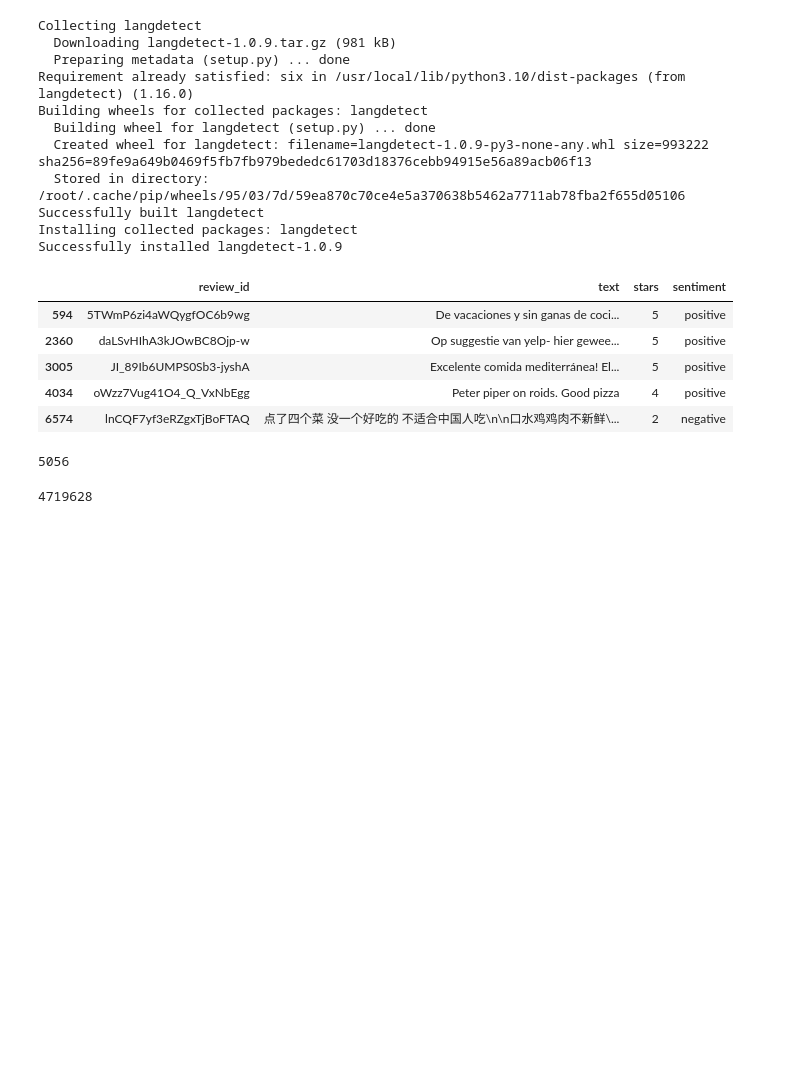
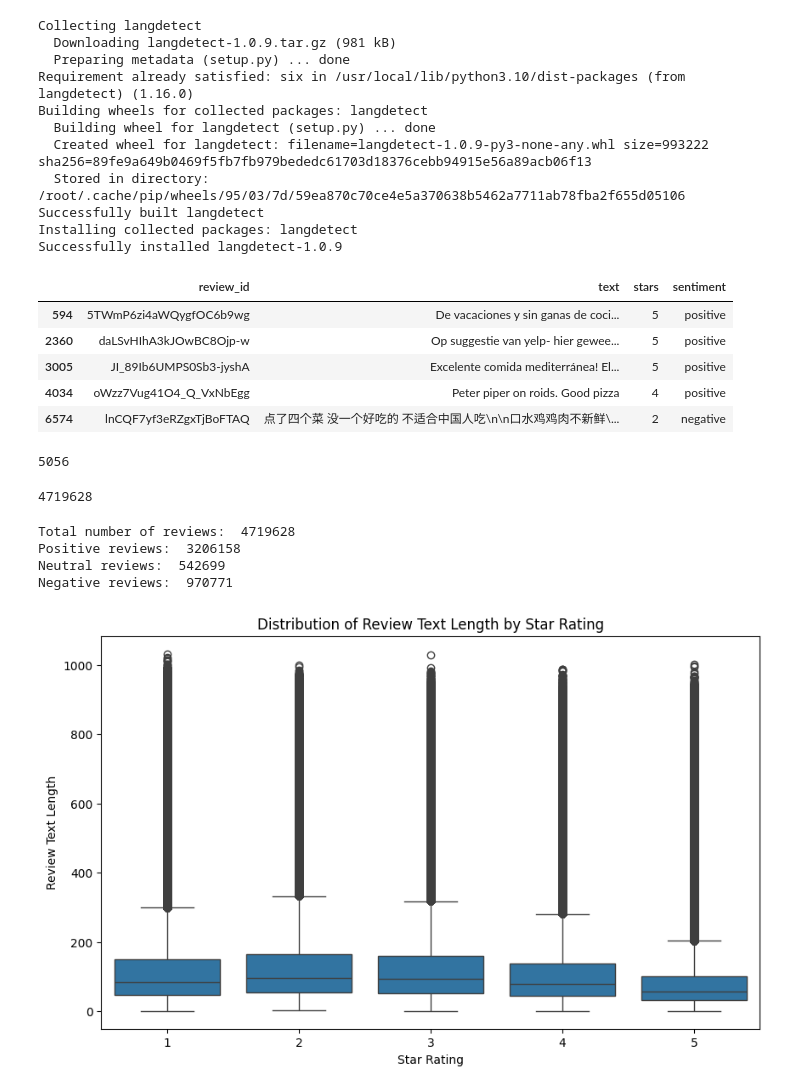
Before and after one commit to GbemisolaAyejuni/CIND820-Big-Data-Analytics-Project, a Jupyter notebook: Preprocessing.ipynb, the cells around one changed output. Cells and saved outputs as stored; diff of their text form; code cells hidden in the pictures; blank space fills up the shorter version.

```diff
--- a/Preprocessing.ipynb
+++ b/Preprocessing.ipynb
@@ -100,2 +102,31 @@ len(en_reviews_df)
 
 en_reviews_df.to_csv('en_reviews.csv', index=False)
+# %%
+print('Total number of reviews: ', len(en_reviews_df))
+print('Positive reviews: ', len(en_reviews_df[en_reviews_df['stars'] >= 4]))
+print('Neutral reviews: ', len(en_reviews_df[en_reviews_df['stars'] == 3]))
+print('Negative reviews: ', len(en_reviews_df[en_reviews_df['stars'] <= 2]))
+# %% [output]
+Total number of reviews:  4719628
+Positive reviews:  3206158
+Neutral reviews:  542699
+Negative reviews:  970771
+# %%
+# Calculate the length of each review text
+en_reviews_df['text_length'] = en_reviews_df['text'].apply(lambda x: len(x.split()))
+
+# Create a new figure and axes
+plt.figure(figsize=(10, 6))
+
+# Use seaborn to create a boxplot of text length by star rating
+sns.boxplot(x='stars', y='text_length', data=en_reviews_df)
+
+# Set labels and title
+plt.xlabel('Star Rating')
+plt.ylabel('Review Text Length')
+plt.title('Distribution of Review Text Length by Star Rating')
+
+# Show the plot
+plt.show()
+# %% [output]
+[figure, added]
```
Also changed, not shown: parts of 5 cells of this notebook.
